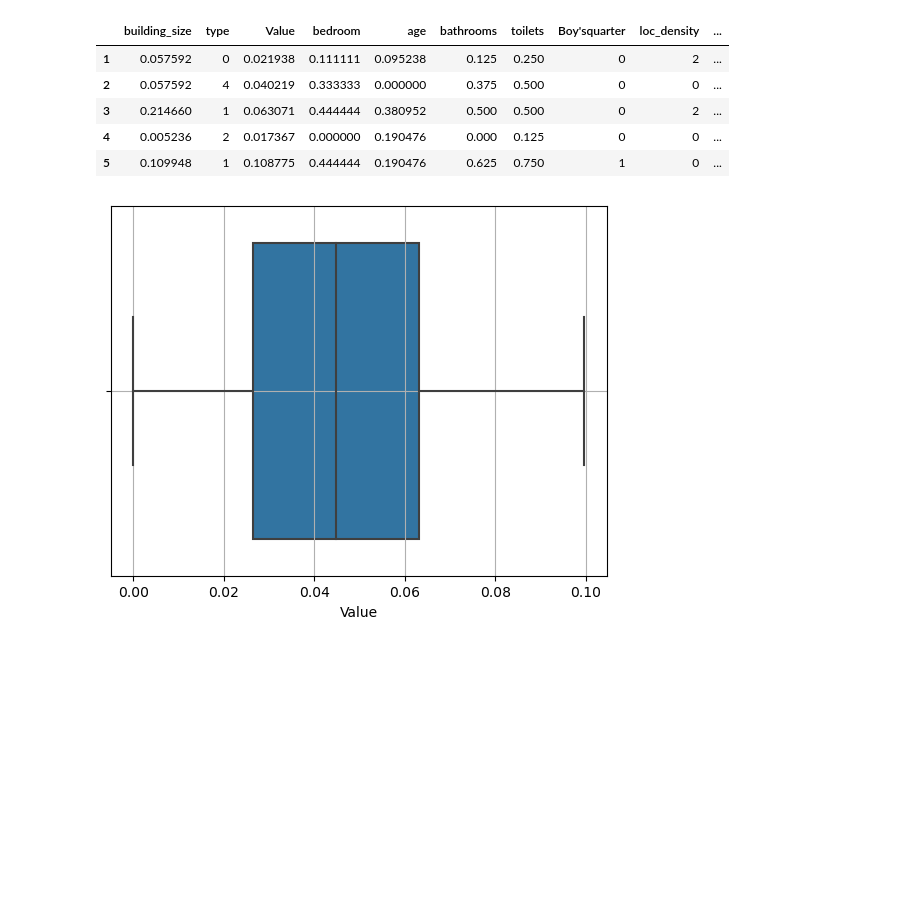
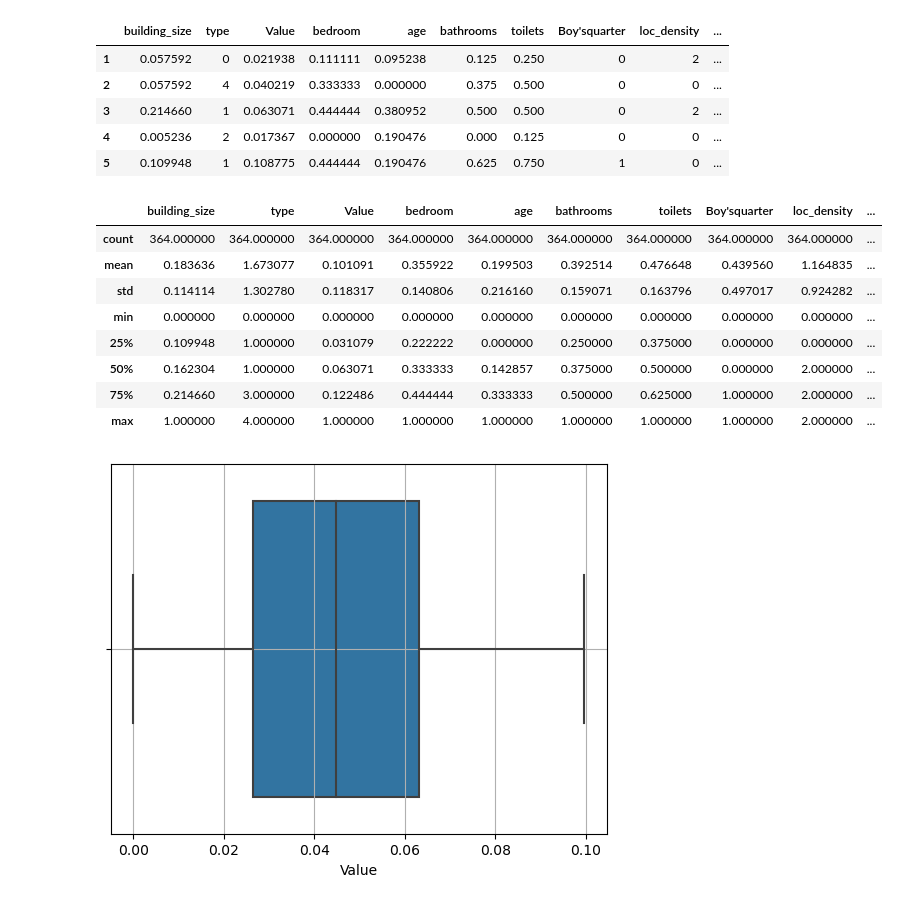
Before and after one commit to Atanseiye/real_estate, a Jupyter notebook: Untitled.ipynb, the cells around one changed output. Cells and saved outputs as stored; diff of their text form; code cells hidden in the pictures; blank space fills up the shorter version.

```diff
--- a/Untitled.ipynb
+++ b/Untitled.ipynb
@@ -127,3 +127,15 @@ data.head()
 | 3 | 0.214660 | 1 | 0.063071 | 0.444444 | 0.380952 | 0.500 | 0.500 | 0 | 2 | ... |
 | 4 | 0.005236 | 2 | 0.017367 | 0.000000 | 0.190476 | 0.000 | 0.125 | 0 | 0 | ... |
 | 5 | 0.109948 | 1 | 0.108775 | 0.444444 | 0.190476 | 0.625 | 0.750 | 1 | 0 | ... |
+# %%
+data.describe()
+# %% [output]
+|  | building_size | type | Value | bedroom | age | bathrooms | toilets | Boy'squarter | loc_density | ... |
+| count | 364.000000 | 364.000000 | 364.000000 | 364.000000 | 364.000000 | 364.000000 | 364.000000 | 364.000000 | 364.000000 | ... |
+| mean | 0.183636 | 1.673077 | 0.101091 | 0.355922 | 0.199503 | 0.392514 | 0.476648 | 0.439560 | 1.164835 | ... |
+| std | 0.114114 | 1.302780 | 0.118317 | 0.140806 | 0.216160 | 0.159071 | 0.163796 | 0.497017 | 0.924282 | ... |
+| min | 0.000000 | 0.000000 | 0.000000 | 0.000000 | 0.000000 | 0.000000 | 0.000000 | 0.000000 | 0.000000 | ... |
+| 25% | 0.109948 | 1.000000 | 0.031079 | 0.222222 | 0.000000 | 0.250000 | 0.375000 | 0.000000 | 0.000000 | ... |
+| 50% | 0.162304 | 1.000000 | 0.063071 | 0.333333 | 0.142857 | 0.375000 | 0.500000 | 0.000000 | 2.000000 | ... |
+| 75% | 0.214660 | 3.000000 | 0.122486 | 0.444444 | 0.333333 | 0.500000 | 0.625000 | 1.000000 | 2.000000 | ... |
+| max | 1.000000 | 4.000000 | 1.000000 | 1.000000 | 1.000000 | 1.000000 | 1.000000 | 1.000000 | 2.000000 | ... |
```
Also changed, not shown: parts of 8 cells of this notebook, 7 other files.
